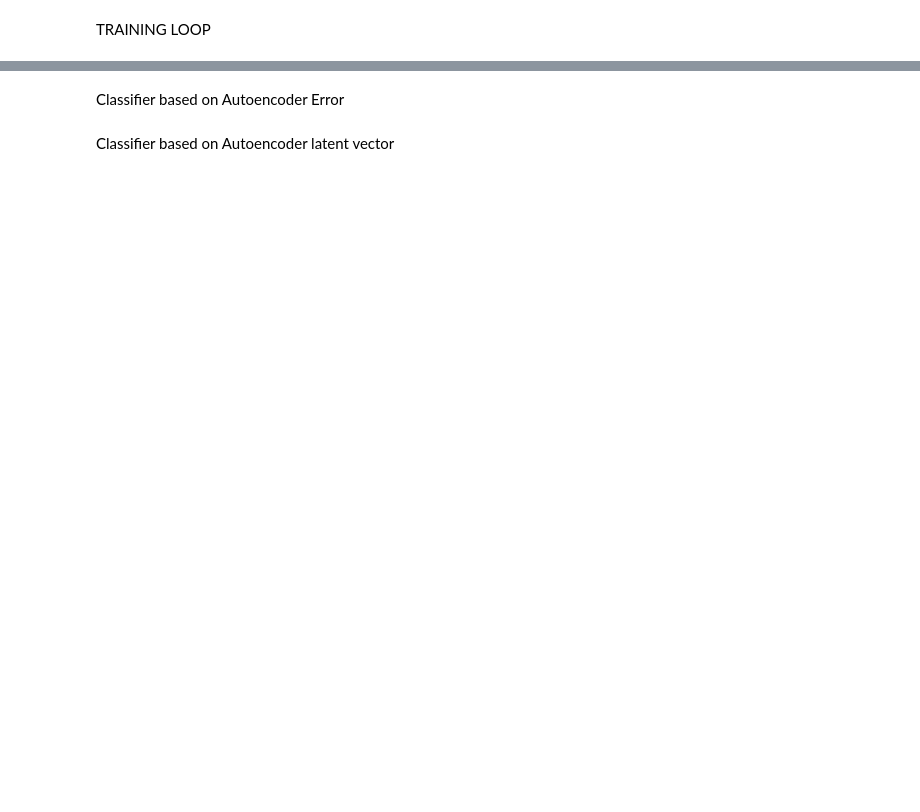
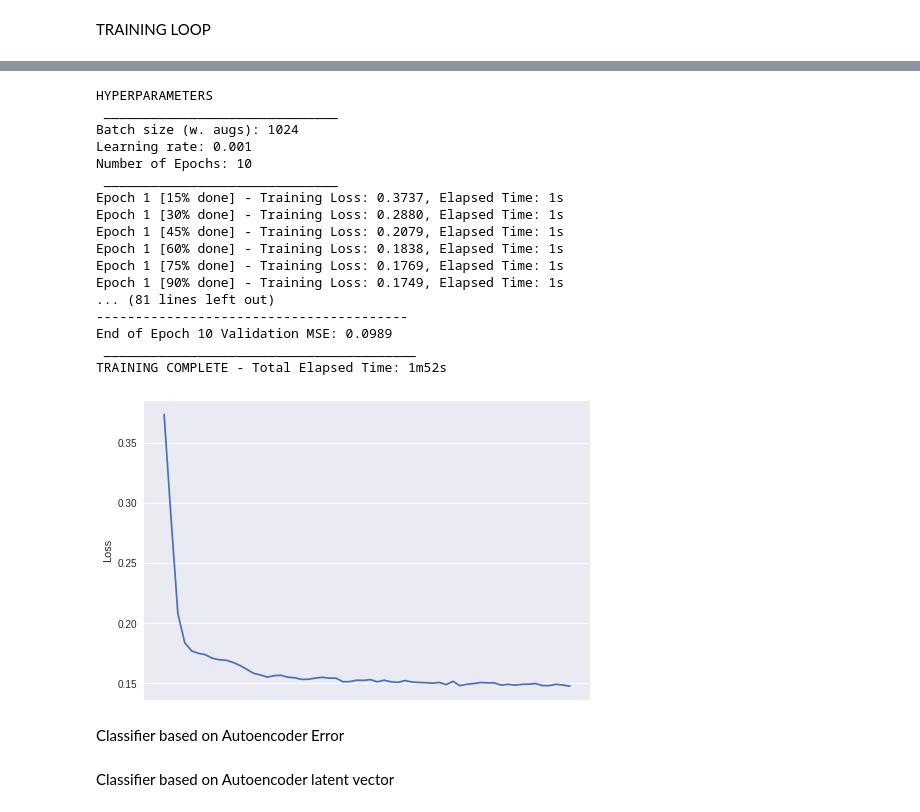
Before and after one commit to TomaszKaleczyc/fraud_detector, a Jupyter notebook: fraud_detector.ipynb, the cells around one changed output, grey strips where cells are left out. Saved outputs shown, nothing was run; the diff lists cells and outputs as text; code cells hidden in the pictures; blank space fills up the shorter version.

```diff
--- a/fraud_detector.ipynb
+++ b/fraud_detector.ipynb
@@ -226,7 +322,7 @@ class AE_layer(nn.Module):
         self.s_inp, self.s_out = s_inp, s_out
         self.p, self.act = p, act
         self.layer = nn.Sequential(
-            nn.BatchNorm1d(self.s_inp),
+#             nn.BatchNorm1d(self.s_inp),
             nn.Linear(self.s_inp, self.s_out),
             nn.Dropout(self.p),
 #             nn.BatchNorm1d(self.s_out),
@@ -309,3 +477,24 @@ TRAINING LOOP
+# %%
+train_ae(model, train_loader=train_loader, n_epochs=10, lr=1e-3)
+# %% [output]
+HYPERPARAMETERS
+ ______________________________
+Batch size (w. augs): 1024
+Learning rate: 0.001
+Number of Epochs: 10
+ ______________________________
+Epoch 1 [15% done] - Training Loss: 0.3737, Elapsed Time: 1s
+Epoch 1 [30% done] - Training Loss: 0.2880, Elapsed Time: 1s
+Epoch 1 [45% done] - Training Loss: 0.2079, Elapsed Time: 1s
+Epoch 1 [60% done] - Training Loss: 0.1838, Elapsed Time: 1s
+Epoch 1 [75% done] - Training Loss: 0.1769, Elapsed Time: 1s
+Epoch 1 [90% done] - Training Loss: 0.1749, Elapsed Time: 1s
+... (81 lines left out)
+----------------------------------------
+End of Epoch 10 Validation MSE: 0.0989
+ ________________________________________
+TRAINING COMPLETE - Total Elapsed Time: 1m52s
+[figure, added]
 # %% [markdown]
 Classifier based on Autoencoder Error
 # %% [markdown]
```
Also changed, not shown: parts of 28 cells of this notebook.
